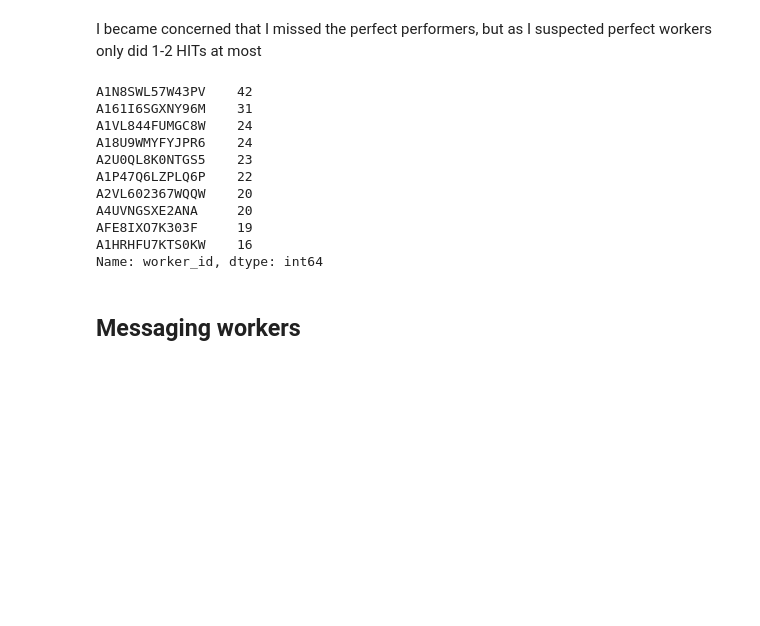
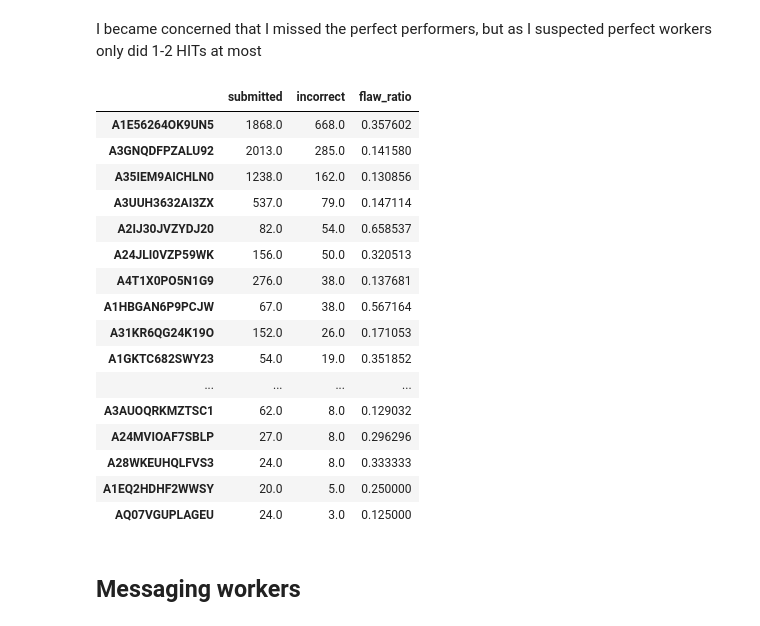
Before and after one commit to drschwenk/notebooks, a Jupyter notebook: stb/question_annotation_mturk.ipynb, the cells around one changed output. Saved outputs shown, nothing was run; the diff lists cells and outputs as text; code cells hidden in the pictures; blank space fills up the shorter version.

```diff
--- a/stb/question_annotation_mturk.ipynb
+++ b/stb/question_annotation_mturk.ipynb
@@ -420,26 +416,34 @@ worker_quality_df.sort_values('flaw_ratio', ascending= True).head(10)
 # %% [markdown]
 I became concerned that I missed the perfect performers, but as I suspected perfect workers only did 1-2 HITs at most
 # %%
-aw_set = set(all_worker_counts.index)
-bw_set = set(bad_worker_counts.index)
-flawless_workers = list(aw_set.difference(bw_set))
-all_worker_counts[all_worker_counts.index.isin(best_workers)]
+# aw_set = set(all_worker_counts.index)
+# bw_set = set(bad_worker_counts.index)
+# flawless_workers = list(aw_set.difference(bw_set))
+# all_worker_counts[all_worker_counts.index.isin(best_workers)]
-# %% [output]
-A1N8SWL57W43PV    42
-A161I6SGXNY96M    31
-A1VL844FUMGC8W    24
-A18U9WMYFYJPR6    24
-A2U0QL8K0NTGS5    23
-A1P47Q6LZPLQ6P    22
-A2VL602367WQQW    20
-A4UVNGSXE2ANA     20
-AFE8IXO7K303F     19
-A1HRHFU7KTS0KW    16
-Name: worker_id, dtype: int64
 # %%
 bad_and_prolific_workers = worker_quality_df.sort_values('flaw_ratio', ascending= False).head(25).sort_values('incorrect', ascending= False)
 # %%
 bad_and_prolific_to_review = list(bad_and_prolific_workers[:15].index)
+# %%
+bad_and_prolific_workers
+# %% [output]
+|  | submitted | incorrect | flaw_ratio |
+| A1E56264OK9UN5 | 1868.0 | 668.0 | 0.357602 |
+| A3GNQDFPZALU92 | 2013.0 | 285.0 | 0.141580 |
+| A35IEM9AICHLN0 | 1238.0 | 162.0 | 0.130856 |
+| A3UUH3632AI3ZX | 537.0 | 79.0 | 0.147114 |
+| A2IJ30JVZYDJ20 | 82.0 | 54.0 | 0.658537 |
+| A24JLI0VZP59WK | 156.0 | 50.0 | 0.320513 |
+| A4T1X0PO5N1G9 | 276.0 | 38.0 | 0.137681 |
+| A1HBGAN6P9PCJW | 67.0 | 38.0 | 0.567164 |
+| A31KR6QG24K19O | 152.0 | 26.0 | 0.171053 |
+| A1GKTC682SWY23 | 54.0 | 19.0 | 0.351852 |
+| ... | ... | ... | ... |
+| A3AUOQRKMZTSC1 | 62.0 | 8.0 | 0.129032 |
+| A24MVIOAF7SBLP | 27.0 | 8.0 | 0.296296 |
+| A28WKEUHQLFVS3 | 24.0 | 8.0 | 0.333333 |
+| A1EQ2HDHF2WWSY | 20.0 | 5.0 | 0.250000 |
+| AQ07VGUPLAGEU | 24.0 | 3.0 | 0.125000 |
 # %%
 def reject_bad_assignments(rejected_assignment_ids, rejected_worker_ids):
     for assignment in rejected_assignment_ids:
```
Also changed, not shown: parts of 31 cells of this notebook.
